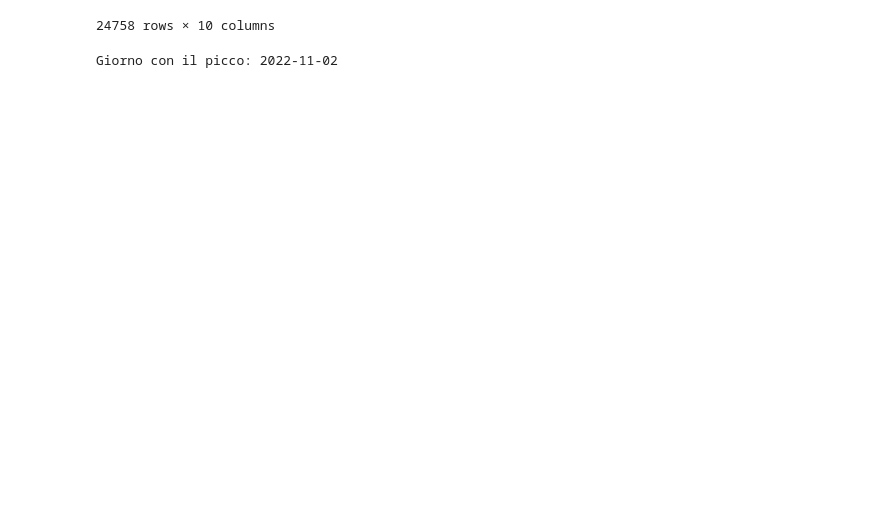
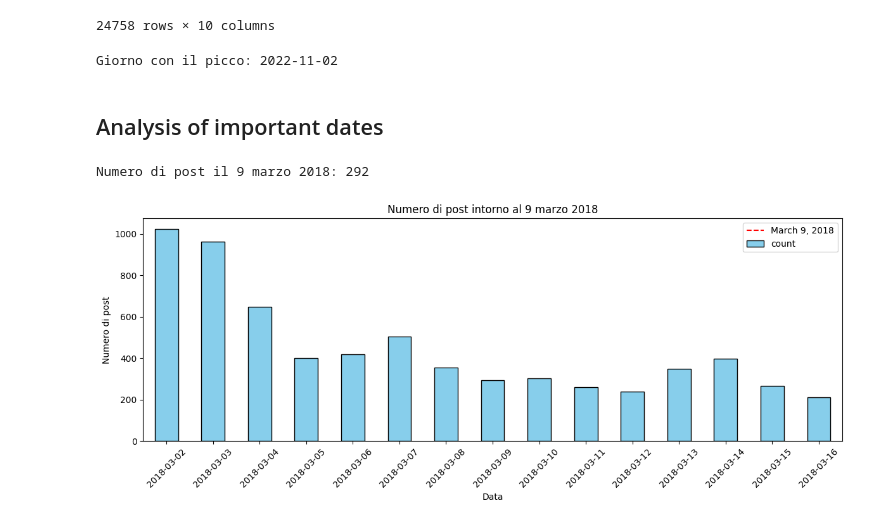
Before and after one commit to CrispyCocaBoy/css_analysis, a Jupyter notebook: analysis.ipynb, the cells around one changed output. Cells and saved outputs as stored; diff of their text form; code cells hidden in the pictures; blank space fills up the shorter version.

```diff
--- a/analysis.ipynb
+++ b/analysis.ipynb
@@ -1194,3 +1172,42 @@ peak_day = daily_counts.loc[daily_counts["count"].idxmax(), "day"]
 print(f"Giorno con il picco: {peak_day}")
 # %% [output]
 Giorno con il picco: 2022-11-02
+# %% [markdown]
+## Analysis of important dates
+# %%
+import pandas as pd
+import matplotlib.pyplot as plt
+
+# 1. Rinomina e conversione in datetime (formato ISO 8601)
+df_complete = df_complete.rename(columns={'created_utc': 'date'})
+df_complete['date'] = pd.to_datetime(df_complete['date'], utc=True)
+
+# 2. Conta i post per giorno
+daily_counts = df_complete['date'].dt.date.value_counts().sort_index()
+
+# 3. Estrai valore specifico per il 9 marzo 2018
+target_date = pd.to_datetime("2018-03-09").date()
+n_posts = daily_counts.get(target_date, 0)
+print(f"Numero di post il 9 marzo 2018: {n_posts}")
+
+# 4. Visualizza ±7 giorni attorno a quella data
+start_date = target_date - pd.Timedelta(days=7)
+end_date = target_date + pd.Timedelta(days=7)
+
+# Filtro per la finestra temporale
+window_counts = daily_counts.loc[(daily_counts.index >= start_date) & (daily_counts.index <= end_date)]
+
+# 5. Grafico
+plt.figure(figsize=(12, 5))
+window_counts.plot(kind='bar', color='skyblue', edgecolor='black')
+plt.axvline(x=target_date, color='red', linestyle='--', label='March 9, 2018')
+plt.title('Numero di post intorno al 9 marzo 2018')
+plt.ylabel('Numero di post')
+plt.xlabel('Data')
+plt.xticks(rotation=45)
+plt.legend()
+plt.tight_layout()
+plt.show()
+# %% [output]
+Numero di post il 9 marzo 2018: 292
+[figure, added]
```
Also changed, not shown: parts of 13 cells of this notebook, 15 other files.
